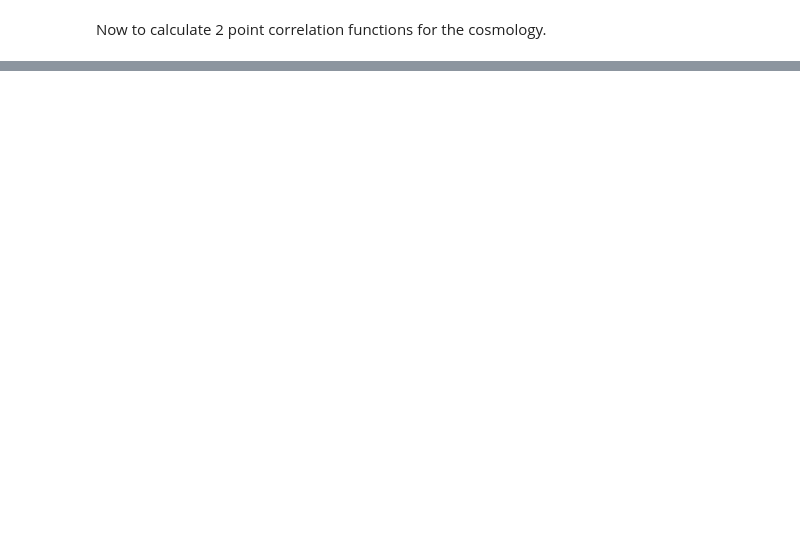
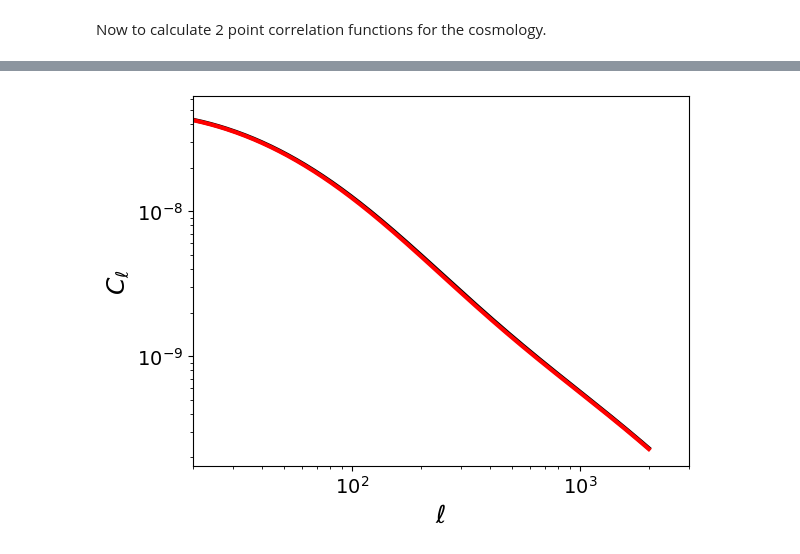
Before and after one commit to sepehrX12/Intrinsic-Alignment-Project, a Jupyter notebook: CCL_LSST.ipynb, the cells around one changed output, grey strips where cells are left out. Cells and saved outputs as stored; diff of their text form; code cells hidden in the pictures; blank space fills up the shorter version.

```diff
--- a/CCL_LSST.ipynb
+++ b/CCL_LSST.ipynb
@@ -46,7 +69,7 @@ from binning import Binning
 # Create new Cosmology object with a given set of parameters. This keeps track
 # of previously-computed cosmological functions
 cosmo = ccl.Cosmology(
-    Omega_c=0.27, Omega_b=0.045, h=0.67, sigma8=0.8, n_s=0.96,
+    Omega_c=0.22, Omega_b=0.048, h=0.71, sigma8=0.8, n_s=0.963,
     transfer_function='bbks')
 
 # Define a simple binned galaxy number density curve as a function of redshift
@@ -225,0 +297,26 @@ Now to calculate 2 point correlation functions for the cosmology.
+# %%
+lens1 = ccl.WeakLensingTracer(cosmo, dndz=(z, dNdz)) #CCL automatically normalizes dNdz
+clu1 = ccl.NumberCountsTracer(cosmo, has_rsd=False, dndz=(z,dNdz), bias=(z,b))
+# with IA
+bias_ia = 1*np.ones_like(z) #A_IA=1 in the NLA model
+lens1_ia = ccl.WeakLensingTracer(cosmo, dndz = (z,dNdz), ia_bias = (z,bias_ia))
+# %%
+# angular power spectra - Cell
+ell = np.arange(2, 2000)
+
+cls = ccl.angular_cl(cosmo, lens1, lens1, ell) #Cosmic shear
+cls_ia = ccl.angular_cl(cosmo, lens1_ia, lens1_ia, ell) #Cosmic shear with IA
+cls_clu = ccl.angular_cl(cosmo, clu1, clu1, ell) #Clustering
+
+plt.xlabel('$\ell$',fontsize=18)
+plt.ylabel('$C_\ell$',fontsize=18)
+plt.xticks(fontsize=14)
+plt.yticks(fontsize=14)
+plt.xlim(2.e1,3.e3)
+plt.yscale('log')
+plt.xscale('log')
+plt.plot(ell, cls, 'k-')
+plt.plot(ell, cls_ia, 'r-')
+plt.show()
+# %% [output]
+[figure, added]
```
Also changed, not shown: parts of 15 cells of this notebook.
